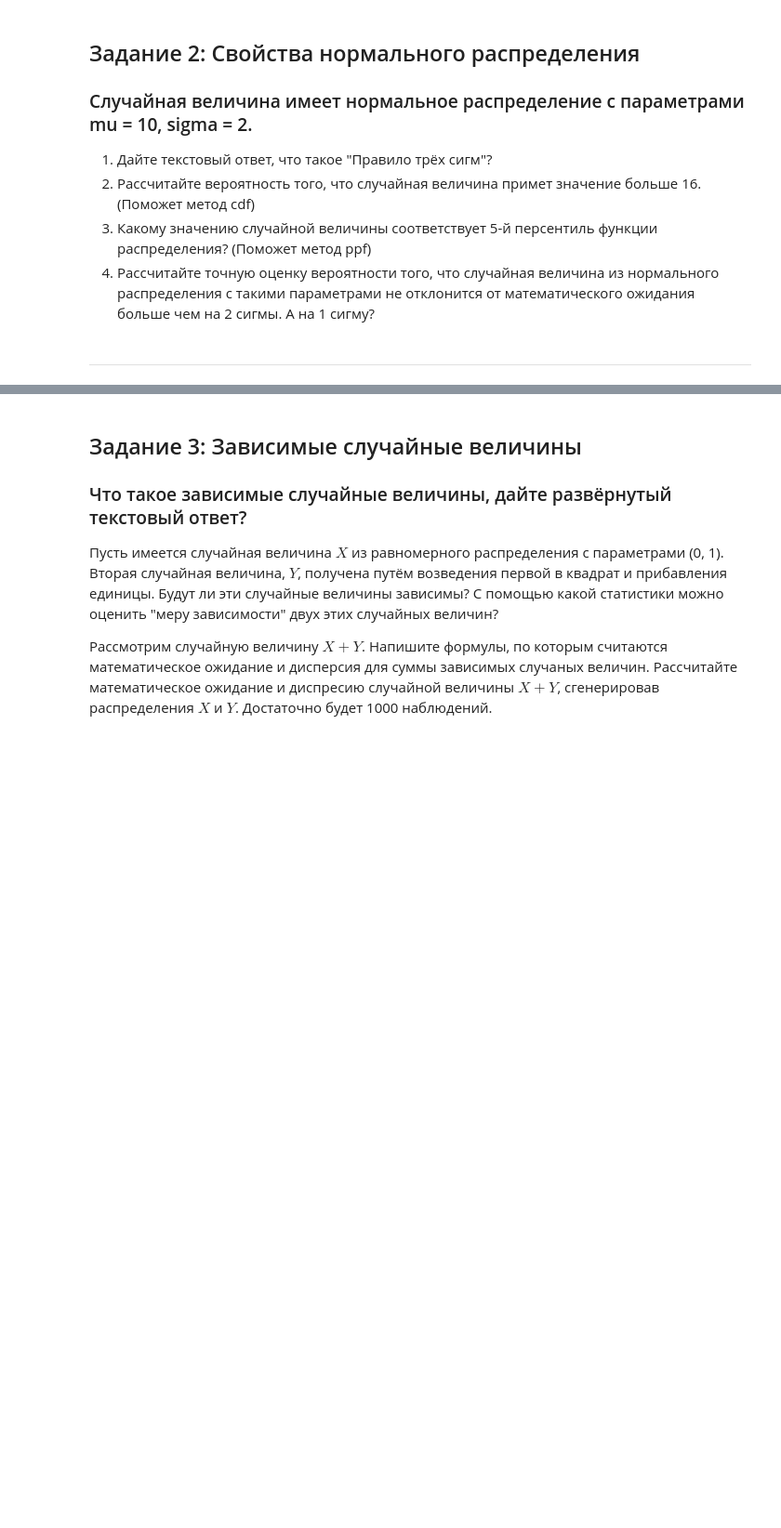
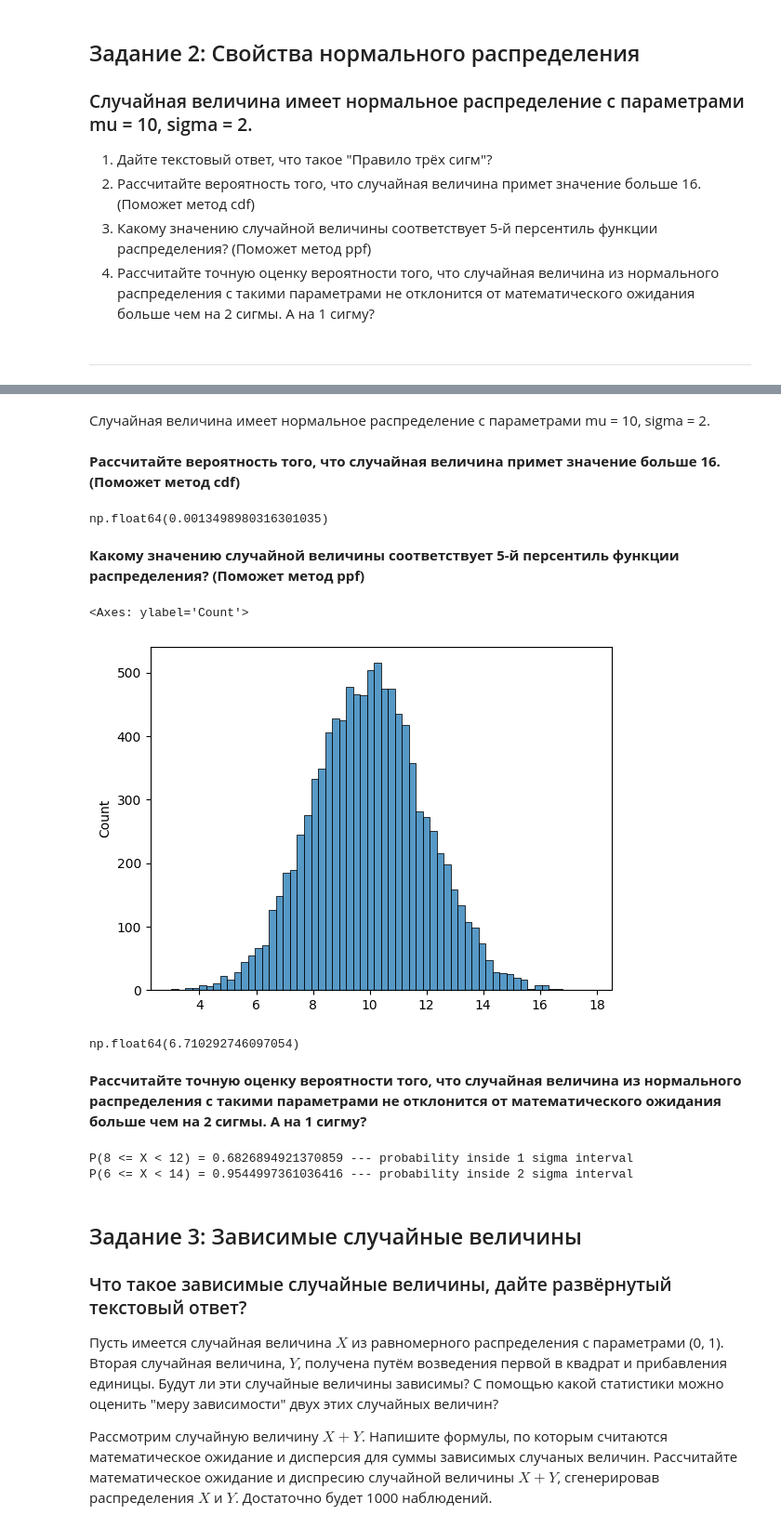
Before and after one commit to Yukkitsune/TBank-Analytics, a Jupyter notebook: Probability theory and mathematical statistics/homework1_probability.ipynb, the cells around one changed output, grey strips where cells are left out. Shown at 93% size. Drawn from its saved outputs; the diff is of its cells as text; code cells hidden in the pictures; blank space fills up the shorter version.

```diff
--- a/Probability theory and mathematical statistics/homework1_probability.ipynb
+++ b/Probability theory and mathematical statistics/homework1_probability.ipynb
@@ -37,3 +73,43 @@ ___
+# %% [markdown]
+Случайная величина имеет нормальное распределение с параметрами mu = 10, sigma = 2.
+# %% [markdown]
+**Рассчитайте вероятность того, что случайная величина примет значение больше 16. (Поможет метод cdf)**
+# %%
+mu, sigma = 10, 2
+threshold = 16
+prob_greater_threshold = 1 - norm.cdf(threshold, loc=mu, scale=sigma)
+prob_greater_threshold
+# %% [output]
+np.float64(0.0013498980316301035)
+# %% [markdown]
+**Какому значению случайной величины соответствует 5-й персентиль функции распределения? (Поможет метод ppf)**
+# %%
+mu, sigma = 10, 2
+percent_norm = norm(loc=mu, scale= sigma).rvs(10000)
+sns.histplot(percent_norm)
+# %% [output]
+<Axes: ylabel='Count'>
+[figure, added]
+# %%
+percentile = 0.05
+percentile_value = norm.ppf(percentile, loc=mu, scale=sigma)
+percentile_value
+# %% [output]
+np.float64(6.710292746097054)
+# %% [markdown]
+**Рассчитайте точную оценку вероятности того, что случайная величина из нормального распределения с такими параметрами не отклонится от математического ожидания больше чем на 2 сигмы. А на 1 сигму?**
+# %%
+mu, sigma = 10, 2
+norm_dist = norm(loc=mu, scale=sigma)
+# Рассчитаем через разность двух cdf, так как двухаргументная версия из документации почему-то не работает https://docs.scipy.org/doc/scipy/reference/generated/scipy.stats.Normal.cdf.html
+prob_inside_2sigma = norm_dist.cdf(mu + 2*sigma) - norm_dist.cdf(mu - 2*sigma)
+prob_inside_1sigma = norm_dist.cdf(mu + sigma) - norm_dist.cdf(mu - sigma)
+
+print(f'P({mu - sigma} <= X < {mu + sigma}) = {prob_inside_1sigma} --- probability inside 1 sigma interval')
+print(f'P({mu - 2*sigma} <= X < {mu + 2*sigma}) = {prob_inside_2sigma} --- probability inside 2 sigma interval')
+# %% [output]
+P(8 <= X < 12) = 0.6826894921370859 --- probability inside 1 sigma interval
+P(6 <= X < 14) = 0.9544997361036416 --- probability inside 2 sigma interval
 # %% [markdown]
 ## Задание 3: Зависимые случайные величины
 ### Что такое зависимые случайные величины, дайте развёрнутый текстовый ответ?
```
Also changed, not shown: parts of 33 cells of this notebook.
